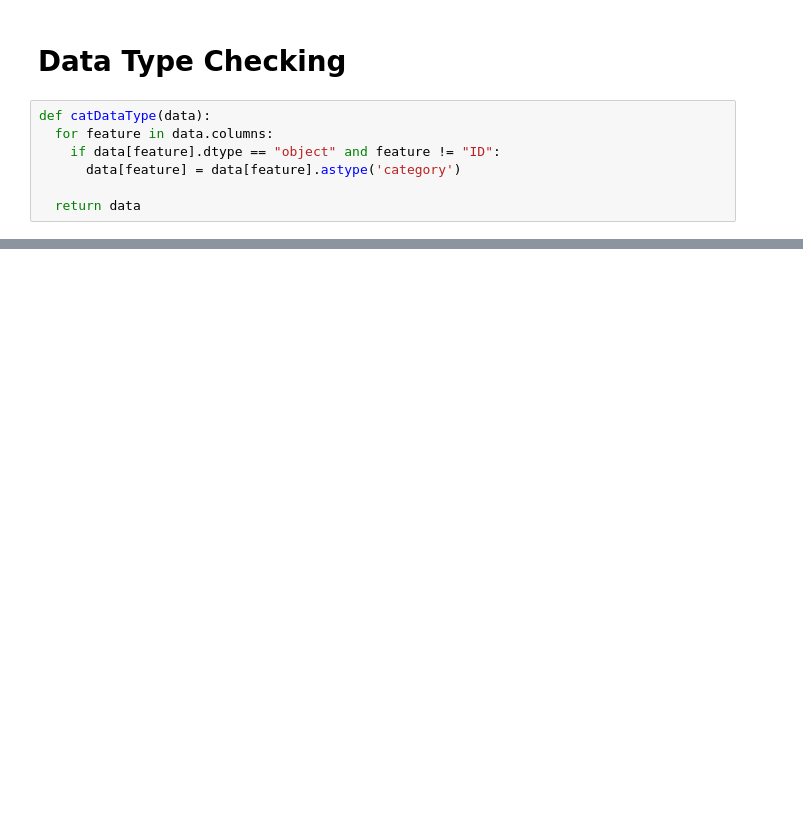
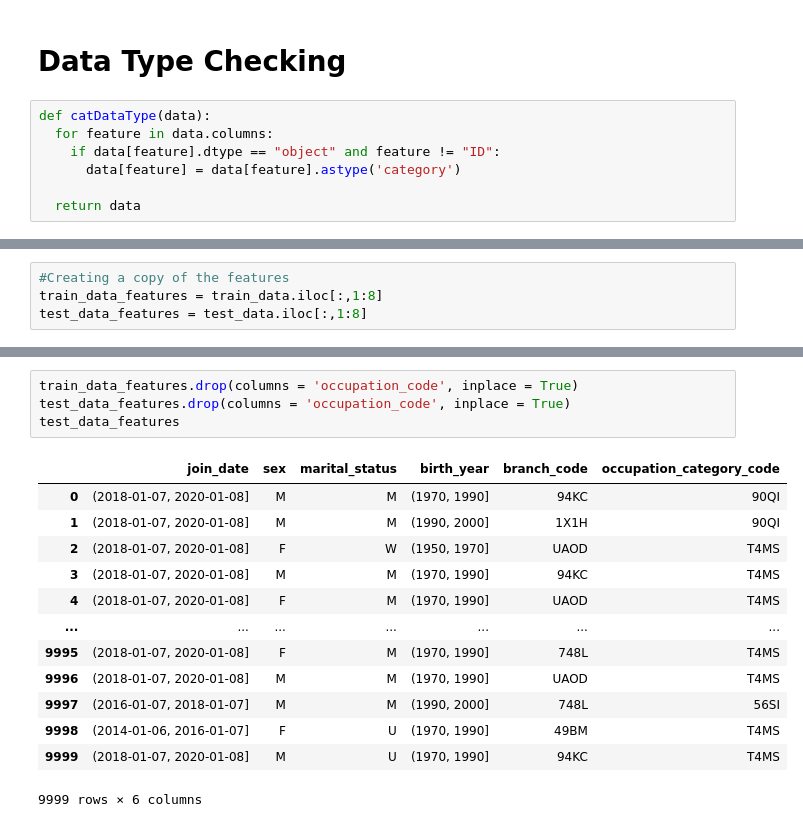
Before and after one commit to malcolmRite/House-Price-Predictions, a Jupyter notebook: Data_Cleaning_Code.ipynb, the cells around one changed output, grey strips where cells are left out. Cells and saved outputs as stored; diff of their text form; blank space fills up the shorter version.

```diff
--- a/Data_Cleaning_Code.ipynb
+++ b/Data_Cleaning_Code.ipynb
@@ -119,0 +330,4 @@ test_data['birth_year'] = pd.to_datetime(test_data['birth_year'])
+# %%
+#Creating a copy of the features
+train_data_features = train_data.iloc[:,1:8]
+test_data_features = test_data.iloc[:,1:8]
@@ -119,0 +346,18 @@ test_data['birth_year'] = pd.to_datetime(test_data['birth_year'])
+# %%
+train_data_features.drop(columns = 'occupation_code', inplace = True)
+test_data_features.drop(columns = 'occupation_code', inplace = True)
+test_data_features
+# %% [output]
+|  | join_date | sex | marital_status | birth_year | branch_code | occupation_category_code |
+| 0 | (2018-01-07, 2020-01-08] | M | M | (1970, 1990] | 94KC | 90QI |
+| 1 | (2018-01-07, 2020-01-08] | M | M | (1990, 2000] | 1X1H | 90QI |
+| 2 | (2018-01-07, 2020-01-08] | F | W | (1950, 1970] | UAOD | T4MS |
+| 3 | (2018-01-07, 2020-01-08] | M | M | (1970, 1990] | 94KC | T4MS |
+| 4 | (2018-01-07, 2020-01-08] | F | M | (1970, 1990] | UAOD | T4MS |
+| ... | ... | ... | ... | ... | ... | ... |
+| 9995 | (2018-01-07, 2020-01-08] | F | M | (1970, 1990] | 748L | T4MS |
+| 9996 | (2018-01-07, 2020-01-08] | M | M | (1970, 1990] | UAOD | T4MS |
+| 9997 | (2016-01-07, 2018-01-07] | M | M | (1990, 2000] | 748L | 56SI |
+| 9998 | (2014-01-06, 2016-01-07] | F | U | (1970, 1990] | 49BM | T4MS |
+| 9999 | (2018-01-07, 2020-01-08] | M | U | (1970, 1990] | 94KC | T4MS |
+9999 rows × 6 columns
```
Also changed, not shown: parts of 41 cells of this notebook.
